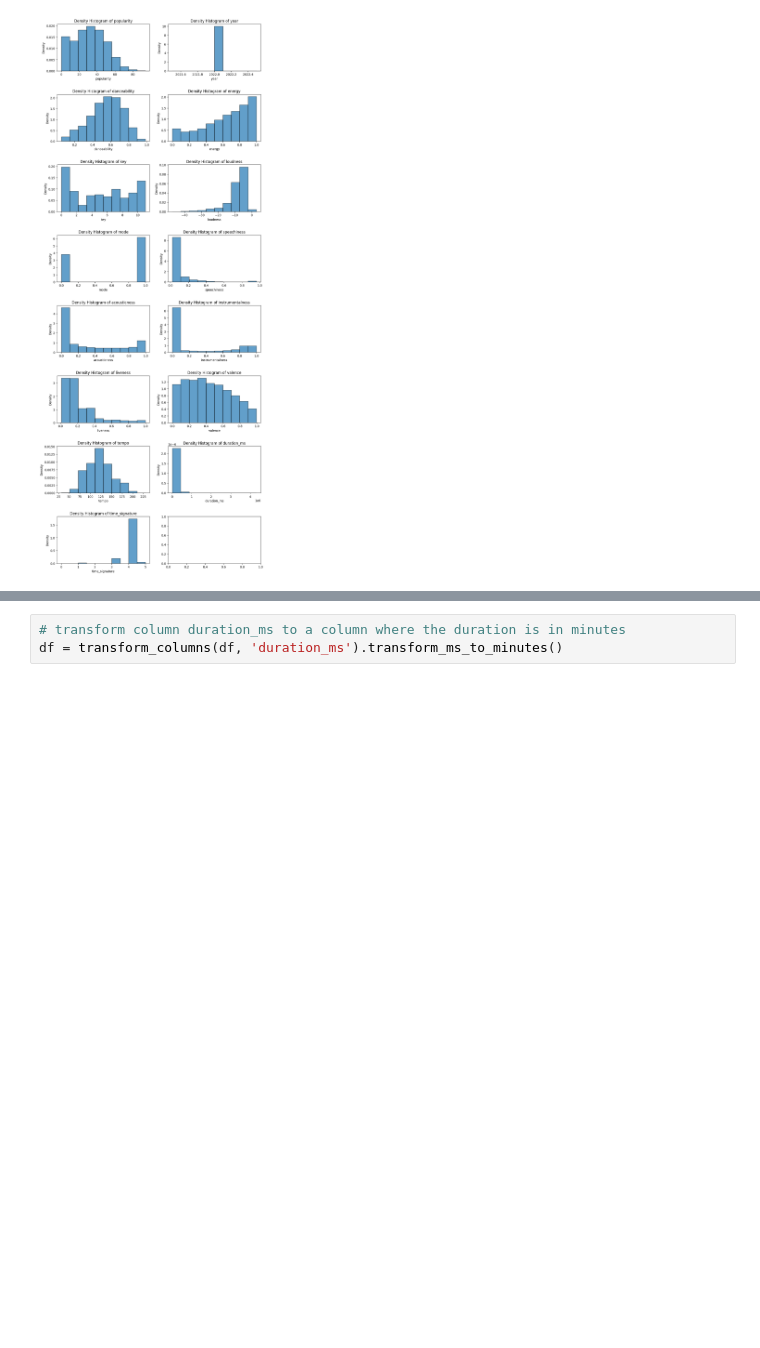
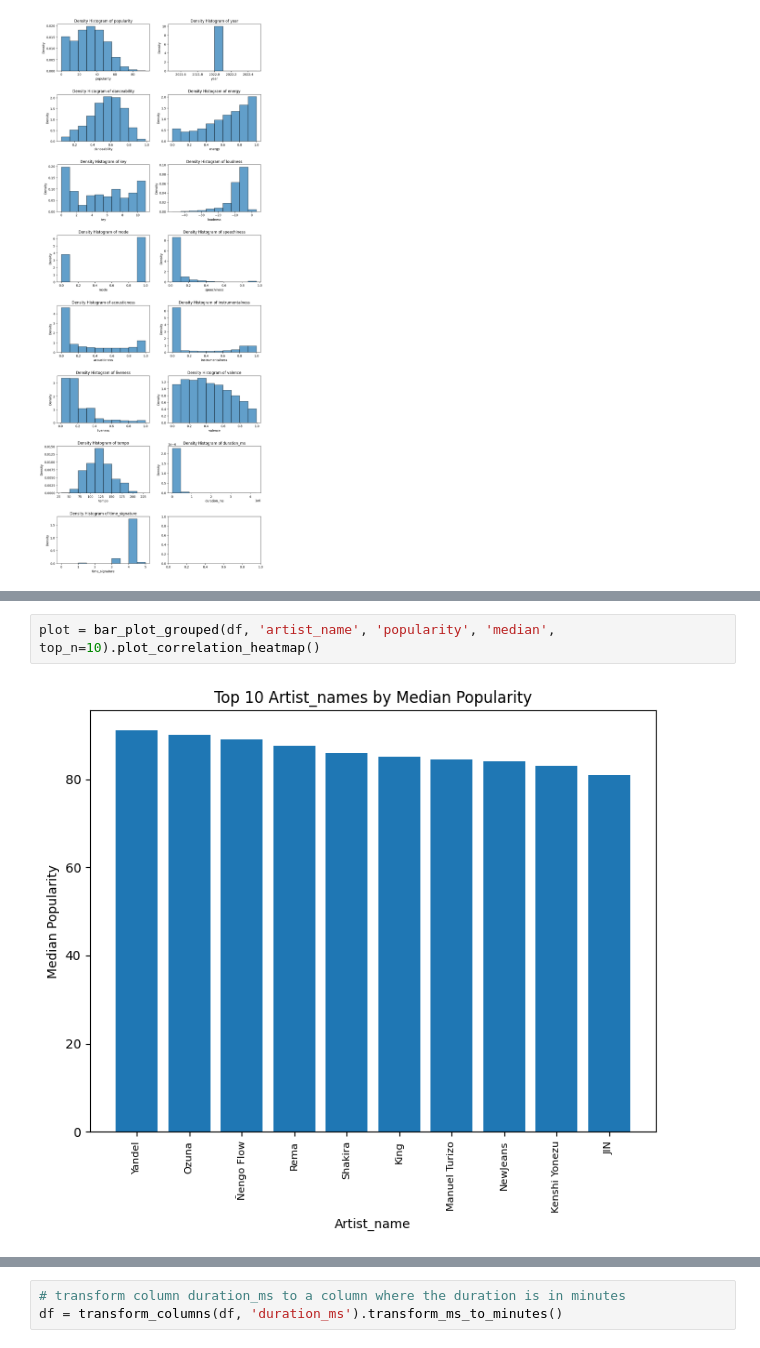
Before and after one commit to arimiche/Spotify_library, a Jupyter notebook: pipeline.ipynb, the cells around one changed output, grey strips where cells are left out. Saved outputs shown, nothing was run; the diff lists cells and outputs as text; blank space fills up the shorter version.

```diff
--- a/pipeline.ipynb
+++ b/pipeline.ipynb
@@ -39,0 +52,4 @@ Number of unique values in genre: 82
+# %%
+plot = bar_plot_grouped(df, 'artist_name', 'popularity', 'median', top_n=10).plot_correlation_heatmap()
+# %% [output]
+[figure, added]
```
Also changed, not shown: parts of 16 cells of this notebook, 2 other files.
